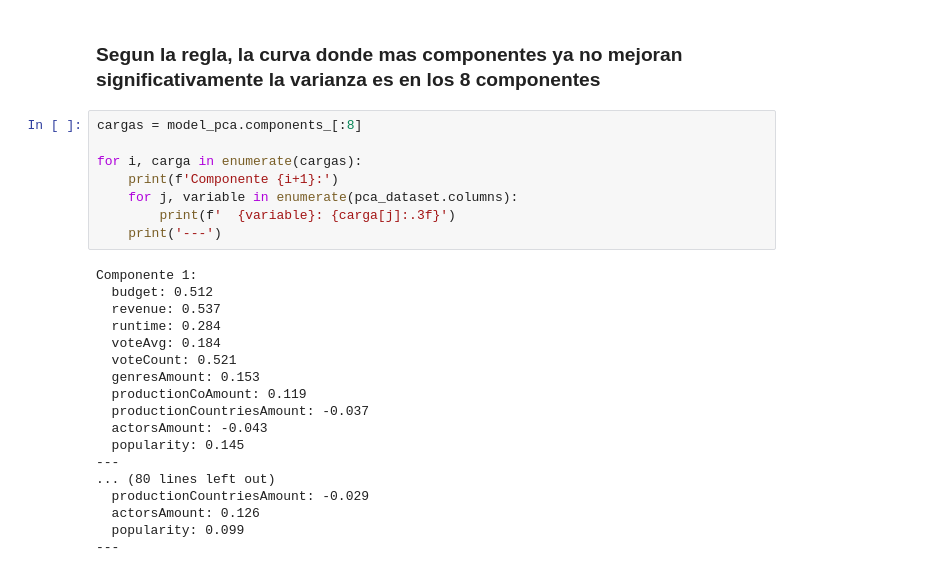
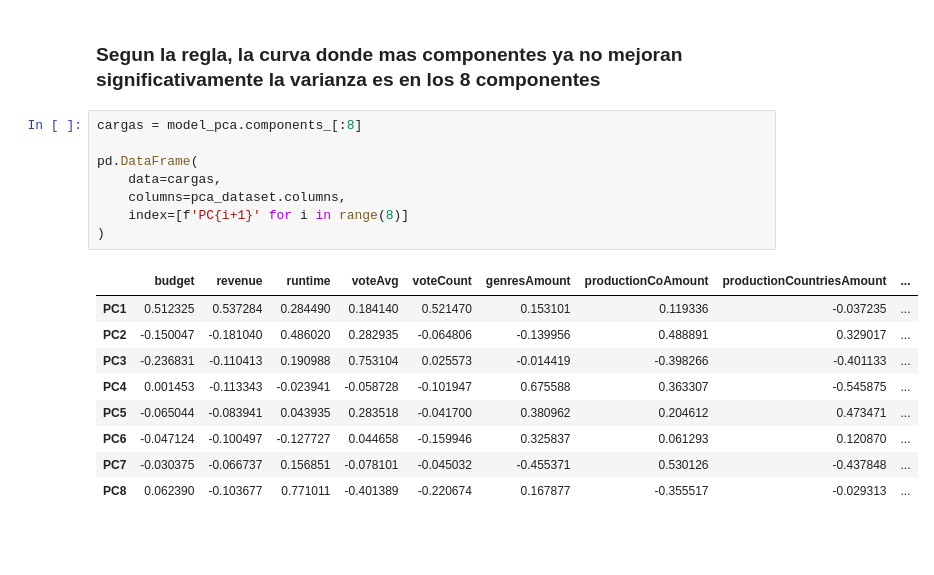
Before and after one commit to josuemj/CineVision-Studios, a Jupyter notebook: analisis_algoritmos.ipynb, the cells around one changed output. Saved outputs shown, nothing was run; the diff lists cells and outputs as text; blank space fills up the shorter version.

```diff
--- a/analisis_algoritmos.ipynb
+++ b/analisis_algoritmos.ipynb
@@ -206,29 +206,21 @@ Porcentaje de varianza explicada acumulada
 [figure]
 # %% [markdown]
 ### Segun la regla, la curva donde mas componentes ya no mejoran significativamente la varianza es en los 8 componentes
-# %%
-cargas = model_pca.components_[:8]
-
-for i, carga in enumerate(cargas):
-    print(f'Componente {i+1}:')
-    for j, variable in enumerate(pca_dataset.columns):
-        print(f'  {variable}: {carga[j]:.3f}')
-    print('---')
-# %% [output]
-Componente 1:
-  budget: 0.512
-  revenue: 0.537
-  runtime: 0.284
-  voteAvg: 0.184
-  voteCount: 0.521
-  genresAmount: 0.153
-  productionCoAmount: 0.119
-  productionCountriesAmount: -0.037
-  actorsAmount: -0.043
-  popularity: 0.145
----
-... (80 lines left out)
-  productionCountriesAmount: -0.029
-  actorsAmount: 0.126
-  popularity: 0.099
----
+# %%
+cargas = model_pca.components_[:8]
+
+pd.DataFrame(
+    data=cargas,
+    columns=pca_dataset.columns,
+    index=[f'PC{i+1}' for i in range(8)]
+)
+# %% [output]
+|  | budget | revenue | runtime | voteAvg | voteCount | genresAmount | productionCoAmount | productionCountriesAmount | ... |
+| PC1 | 0.512325 | 0.537284 | 0.284490 | 0.184140 | 0.521470 | 0.153101 | 0.119336 | -0.037235 | ... |
+| PC2 | -0.150047 | -0.181040 | 0.486020 | 0.282935 | -0.064806 | -0.139956 | 0.488891 | 0.329017 | ... |
+| PC3 | -0.236831 | -0.110413 | 0.190988 | 0.753104 | 0.025573 | -0.014419 | -0.398266 | -0.401133 | ... |
+| PC4 | 0.001453 | -0.113343 | -0.023941 | -0.058728 | -0.101947 | 0.675588 | 0.363307 | -0.545875 | ... |
+| PC5 | -0.065044 | -0.083941 | 0.043935 | 0.283518 | -0.041700 | 0.380962 | 0.204612 | 0.473471 | ... |
+| PC6 | -0.047124 | -0.100497 | -0.127727 | 0.044658 | -0.159946 | 0.325837 | 0.061293 | 0.120870 | ... |
+| PC7 | -0.030375 | -0.066737 | 0.156851 | -0.078101 | -0.045032 | -0.455371 | 0.530126 | -0.437848 | ... |
+| PC8 | 0.062390 | -0.103677 | 0.771011 | -0.401389 | -0.220674 | 0.167877 | -0.355517 | -0.029313 | ... |
```
